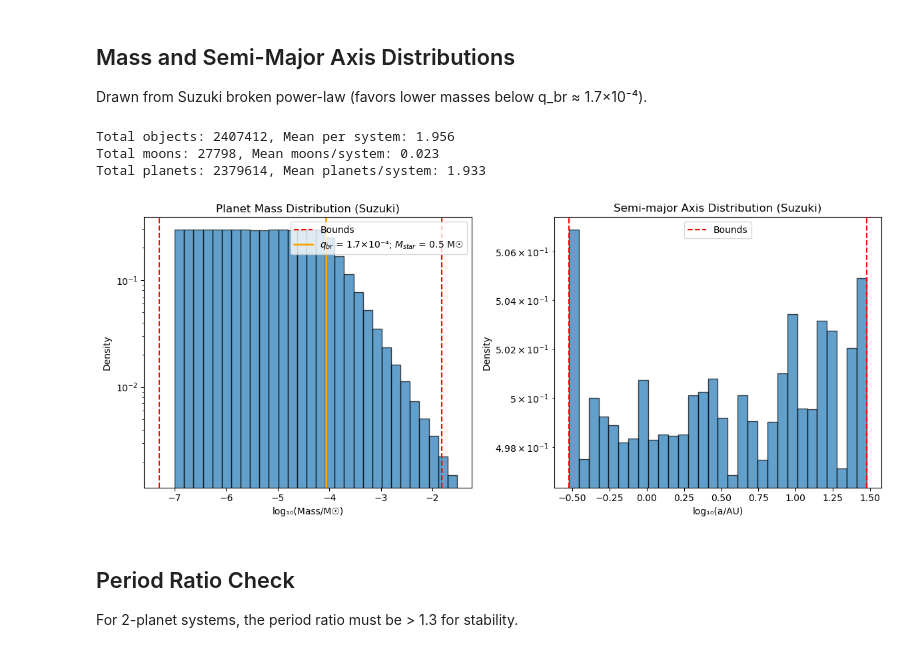
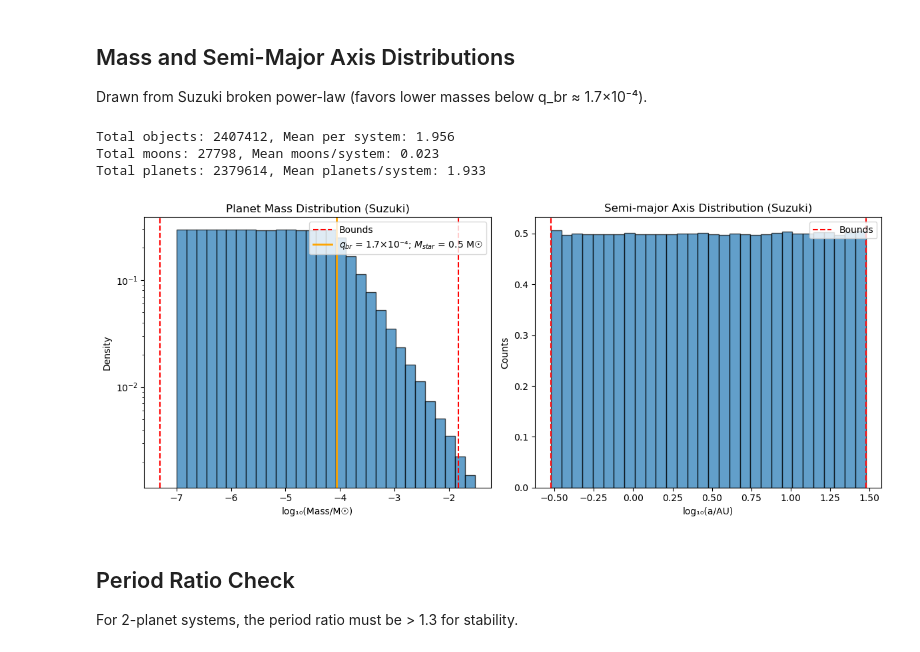
Before and after one commit to acrisp3/gulls-planets, a Jupyter notebook: multiplanet_distribution_check.ipynb, the cells around one changed output. Cells and saved outputs as stored; diff of their text form; code cells hidden in the pictures.

Commit message:
fixed log y axis on semimajor axis plot in multiplanet validation notebook

```diff
--- a/multiplanet_distribution_check.ipynb
+++ b/multiplanet_distribution_check.ipynb
@@ -121,36 +121,36 @@ fig, axes = plt.subplots(1, 2, figsize=(12, 5))
 
 # Mass distribution (log scale)
 ax = axes[0]
 log_mass = np.log10(planets_only[:, MASS])
 ax.hist(log_mass, bins=30, edgecolor='black', alpha=0.7, density=True)
 ax.axvline(np.log10(1e-7*0.5), color='r', ls='--', label='Bounds')
 ax.axvline(np.log10(3e-2*0.5), color='r', ls='--')
 ax.axvline(np.log10(1.7e-4*0.5), color='orange', ls='-', lw=2, label=r'$q_{br}$ = 1.7×10⁻⁴; $M_{star}$ = 0.5 M☉')
 ax.set_xlabel("log₁₀(Mass/M☉)")
 ax.set_ylabel("Density")
 ax.set_title("Planet Mass Distribution (Suzuki)")
 ax.set_yscale('log')
 ax.legend()
 
 # Semi-major axis distribution (log scale)
 ax = axes[1]
 log_a = np.log10(planets_only[:, SEMI_A])
 ax.hist(log_a, bins=30, edgecolor='black', alpha=0.7, density=True)
 ax.axvline(np.log10(0.3), color='r', ls='--', label='Bounds')
 ax.axvline(np.log10(30), color='r', ls='--')
 ax.set_xlabel("log₁₀(a/AU)")
-ax.set_ylabel("Density")
+ax.set_ylabel("Counts")
 ax.set_title("Semi-major Axis Distribution (Suzuki)")
 ax.legend()
-ax.set_yscale('log')
+
 
 plt.tight_layout()
 plt.show()
 # %% [output]
 Total objects: 2407412, Mean per system: 1.956
 Total moons: 27798, Mean moons/system: 0.023
 Total planets: 2379614, Mean planets/system: 1.933
-[figure, old version]
+[figure, new version]
 # %% [markdown]
 ## Period Ratio Check
 
```
